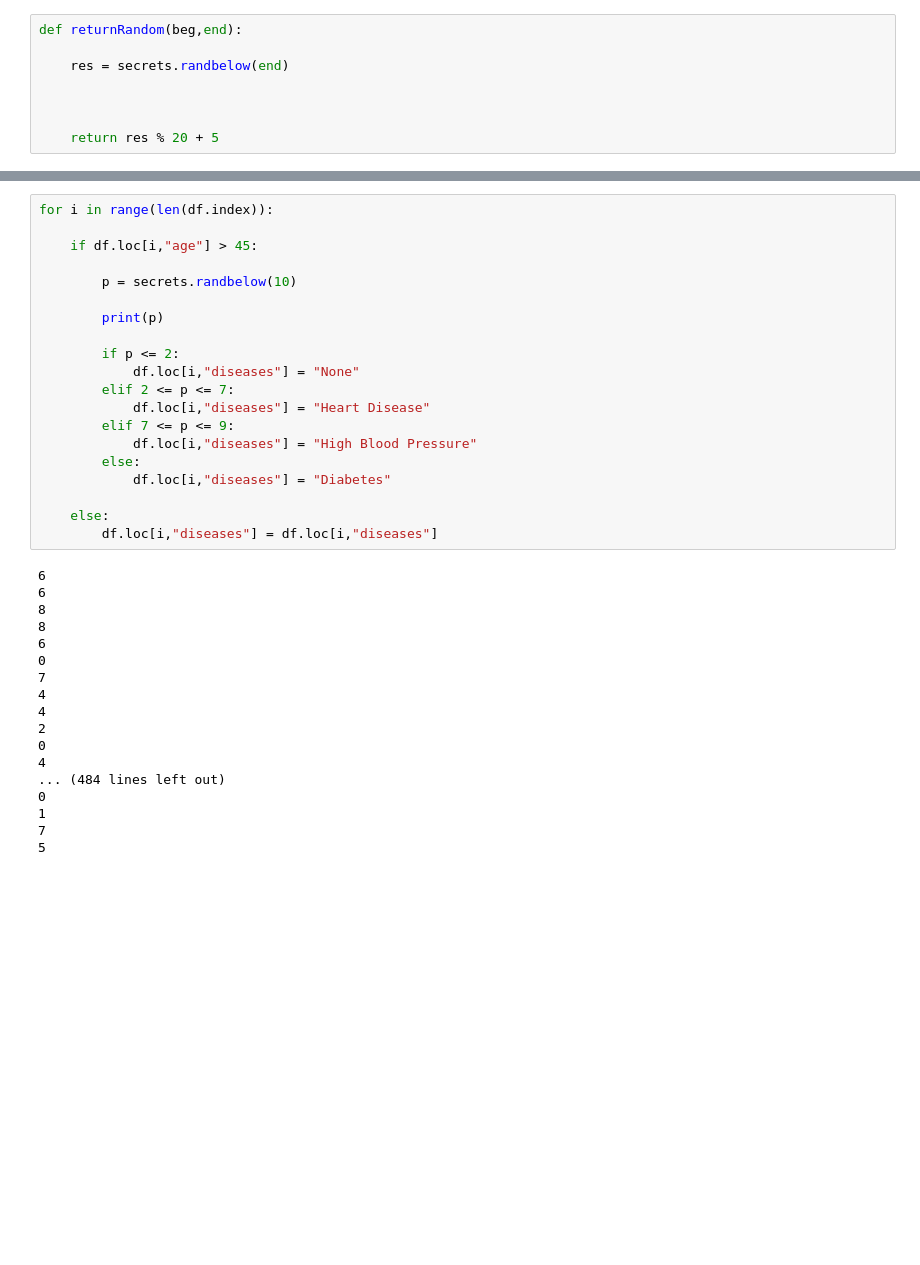
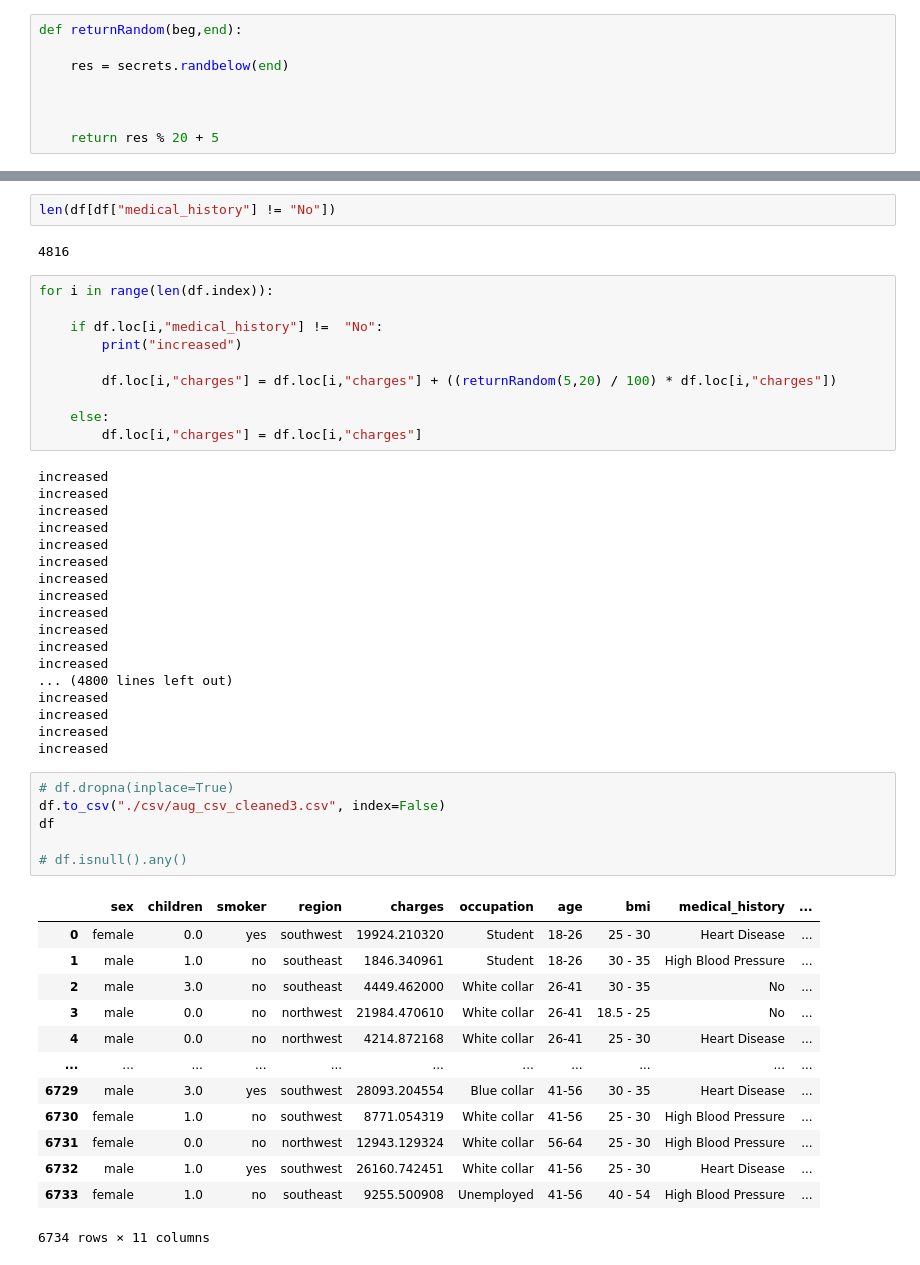
Before and after one commit to radiaated/MedicalInsurancePricePrediction, a Jupyter notebook: algo/p2pp.ipynb, the cells around one changed output, grey strips where cells are left out. Cells and saved outputs as stored; diff of their text form; blank space fills up the shorter version.

```diff
--- a/algo/p2pp.ipynb
+++ b/algo/p2pp.ipynb
@@ -69,38 +66,52 @@ for i in range(len(df.index)):
+# %%
+len(df[df["medical_history"] != "No"])
+# %% [output]
+4816
 # %%
 for i in range(len(df.index)):
 
-    if df.loc[i,"age"] > 45:
+    if df.loc[i,"medical_history"] !=  "No":
+        print("increased")
 
-        p = secrets.randbelow(10)
-
-        print(p)
-
-        if p <= 2:
-            df.loc[i,"diseases"] = "None"
-        elif 2 <= p <= 7:
-            df.loc[i,"diseases"] = "Heart Disease"
-        elif 7 <= p <= 9:
-            df.loc[i,"diseases"] = "High Blood Pressure"
-        else:
-            df.loc[i,"diseases"] = "Diabetes"
+        df.loc[i,"charges"] = df.loc[i,"charges"] + ((returnRandom(5,20) / 100) * df.loc[i,"charges"])
 
     else:
-        df.loc[i,"diseases"] = df.loc[i,"diseases"]
+        df.loc[i,"charges"] = df.loc[i,"charges"]
 # %% [output]
-6
-6
-8
-8
-6
-0
-7
-4
-4
-2
-0
-4
-... (484 lines left out)
-0
-1
-7
-5
+increased
+increased
+increased
+increased
+increased
+increased
+increased
+increased
+increased
+increased
+increased
+increased
+... (4800 lines left out)
+increased
+increased
+increased
+increased
+# %%
+# df.dropna(inplace=True)
+df.to_csv("./csv/aug_csv_cleaned3.csv", index=False)
+df
+
+# df.isnull().any()
+# %% [output]
+|  | sex | children | smoker | region | charges | occupation | age | bmi | medical_history | ... |
+| 0 | female | 0.0 | yes | southwest | 19924.210320 | Student | 18-26 | 25 - 30 | Heart Disease | ... |
+| 1 | male | 1.0 | no | southeast | 1846.340961 | Student | 18-26 | 30 - 35 | High Blood Pressure | ... |
+| 2 | male | 3.0 | no | southeast | 4449.462000 | White collar | 26-41 | 30 - 35 | No | ... |
+| 3 | male | 0.0 | no | northwest | 21984.470610 | White collar | 26-41 | 18.5 - 25 | No | ... |
+| 4 | male | 0.0 | no | northwest | 4214.872168 | White collar | 26-41 | 25 - 30 | Heart Disease | ... |
+| ... | ... | ... | ... | ... | ... | ... | ... | ... | ... | ... |
+| 6729 | male | 3.0 | yes | southwest | 28093.204554 | Blue collar | 41-56 | 30 - 35 | Heart Disease | ... |
+| 6730 | female | 1.0 | no | southwest | 8771.054319 | White collar | 41-56 | 25 - 30 | High Blood Pressure | ... |
+| 6731 | female | 0.0 | no | northwest | 12943.129324 | White collar | 56-64 | 25 - 30 | High Blood Pressure | ... |
+| 6732 | male | 1.0 | yes | southwest | 26160.742451 | White collar | 41-56 | 25 - 30 | Heart Disease | ... |
+| 6733 | female | 1.0 | no | southeast | 9255.500908 | Unemployed | 41-56 | 40 - 54 | High Blood Pressure | ... |
+6734 rows × 11 columns
```
Also changed, not shown: parts of 17 cells of this notebook, 32 other files.
